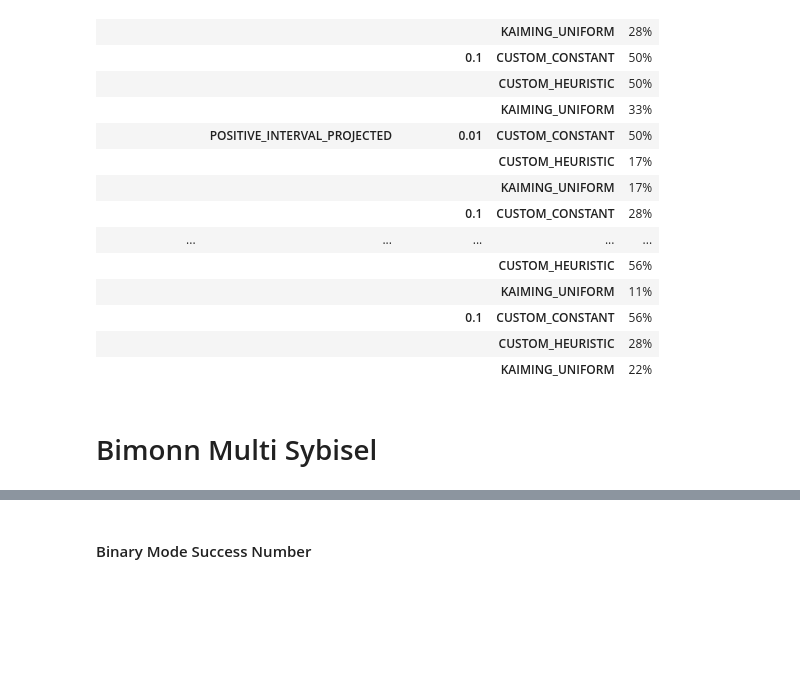
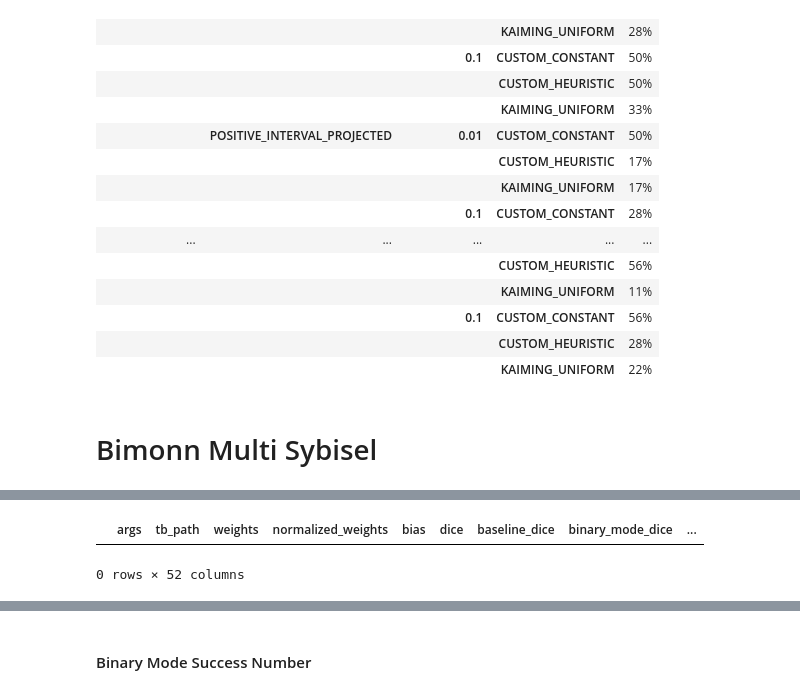
Before and after one commit to TheodoreAouad/3d_segm, a Jupyter notebook: Notebooks/DeepMorphoResults.ipynb, the cells around one changed output, grey strips where cells are left out. Drawn from its saved outputs; the diff is of its cells as text; code cells hidden in the pictures; blank space fills up the shorter version.

```diff
--- a/Notebooks/DeepMorphoResults.ipynb
+++ b/Notebooks/DeepMorphoResults.ipynb
@@ -368,14 +382,17 @@ df['binary_mode_dice'] = df['binary_mode_dice'].astype(float)
 df['operation'] = df['experiment_subname'].apply(lambda x: pathlib.Path(x).parent.stem)
 df['selem'] = df['experiment_subname'].apply(lambda x: pathlib.Path(x).stem)
 # %%
-tb_path = df[
+df[
     (df['learning_rate'] == '0.01') &
-    (df['loss_data_str'] == 'MaskedDiceLoss') &
-    (df['init_weight_mode'] == 'CUSTOM_CONSTANT') &
-    (df['bias_optim_mode'] == 'POSITIVE_INTERVAL_REPARAMETRIZED') &
-    (df['operation'] == 'dilation') &
-    (df['selem'] == 'disk')
-].tb_path
+    (df['loss_data_str'] == 'NormalizedDiceLoss')
+    # (df['init_weight_mode'] == 'CUSTOM_CONSTANT') &
+    # (df['bias_optim_mode'] == 'POSITIVE_INTERVAL_REPARAMETRIZED') &
+    # (df['operation'] == 'opening') &
+    # (df['selem'] == 'hstick')
+]
 # with open(join(tb_path, 'seed.txt'), 'r') as f:
 #     s = f.read()
 # s
+# %% [output]
+|  | args | tb_path | weights | normalized_weights | bias | dice | baseline_dice | binary_mode_dice | ... |
+0 rows × 52 columns
```
Also changed, not shown: parts of 7 cells of this notebook, 11 other files.
